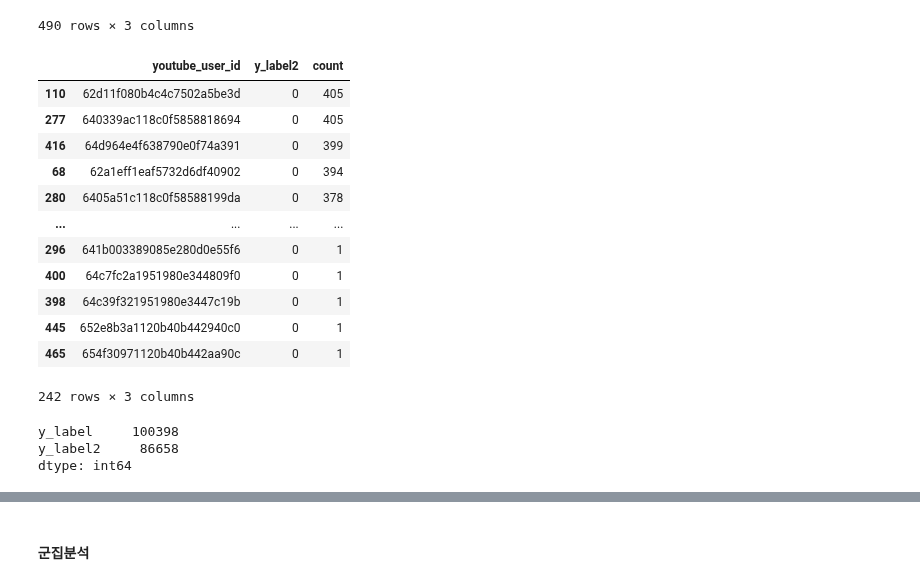
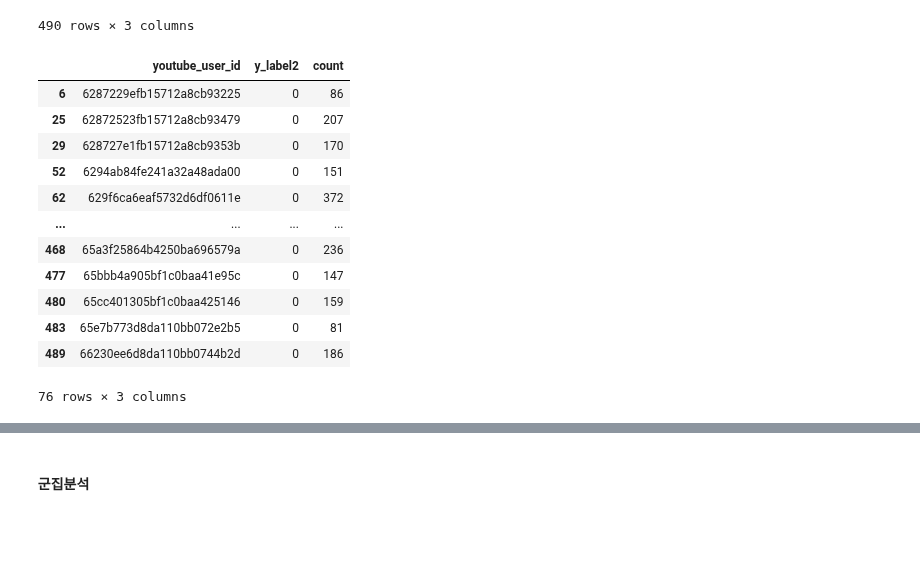
Before and after one commit to kkwann/awake, a Jupyter notebook: 3.EDA.ipynb, the cells around one changed output, grey strips where cells are left out. Cells and saved outputs as stored; diff of their text form; code cells hidden in the pictures; blank space fills up the shorter version.

```diff
--- a/3.EDA.ipynb
+++ b/3.EDA.ipynb
@@ -252,25 +267,19 @@ y_result_df2
 | 489 | 66230ee6d8da110bb0744b2d | 0 | 186 |
 490 rows × 3 columns
 # %%
-# 계정별 0이 많은(가짜영향력이라고 판단하는 데이터가 많은) 계정 확인
-y_result_df2[y_result_df2['y_label2']==0].sort_values(['count'],ascending=False)
+# 계정별 일일데이터의 20% 이상 이상치 데이터인 계정 확인
+y_result_df2[y_result_df2['y_label2']==0][y_result_df2[y_result_df2['y_label2']==0]['count'] >= 80]
 # %% [output]
 |  | youtube_user_id | y_label2 | count |
-| 110 | 62d11f080b4c4c7502a5be3d | 0 | 405 |
-| 277 | 640339ac118c0f5858818694 | 0 | 405 |
-| 416 | 64d964e4f638790e0f74a391 | 0 | 399 |
-| 68 | 62a1eff1eaf5732d6df40902 | 0 | 394 |
-| 280 | 6405a51c118c0f58588199da | 0 | 378 |
+| 6 | 6287229efb15712a8cb93225 | 0 | 86 |
+| 25 | 62872523fb15712a8cb93479 | 0 | 207 |
+| 29 | 628727e1fb15712a8cb9353b | 0 | 170 |
+| 52 | 6294ab84fe241a32a48ada00 | 0 | 151 |
+| 62 | 629f6ca6eaf5732d6df0611e | 0 | 372 |
 | ... | ... | ... | ... |
-| 296 | 641b003389085e280d0e55f6 | 0 | 1 |
-| 400 | 64c7fc2a1951980e344809f0 | 0 | 1 |
-| 398 | 64c39f321951980e3447c19b | 0 | 1 |
-| 445 | 652e8b3a1120b40b442940c0 | 0 | 1 |
-| 465 | 654f30971120b40b442aa90c | 0 | 1 |
+| 468 | 65a3f25864b4250ba696579a | 0 | 236 |
+| 477 | 65bbb4a905bf1c0baa41e95c | 0 | 147 |
+| 480 | 65cc401305bf1c0baa425146 | 0 | 159 |
+| 483 | 65e7b773d8da110bb072e2b5 | 0 | 81 |
+| 489 | 66230ee6d8da110bb0744b2d | 0 | 186 |
-242 rows × 3 columns
+76 rows × 3 columns
-# %%
-merge_df_users_fin[['y_label','y_label2']].sum()
-# %% [output]
-y_label     100398
-y_label2     86658
-dtype: int64
```
Also changed, not shown: parts of 9 cells of this notebook.
